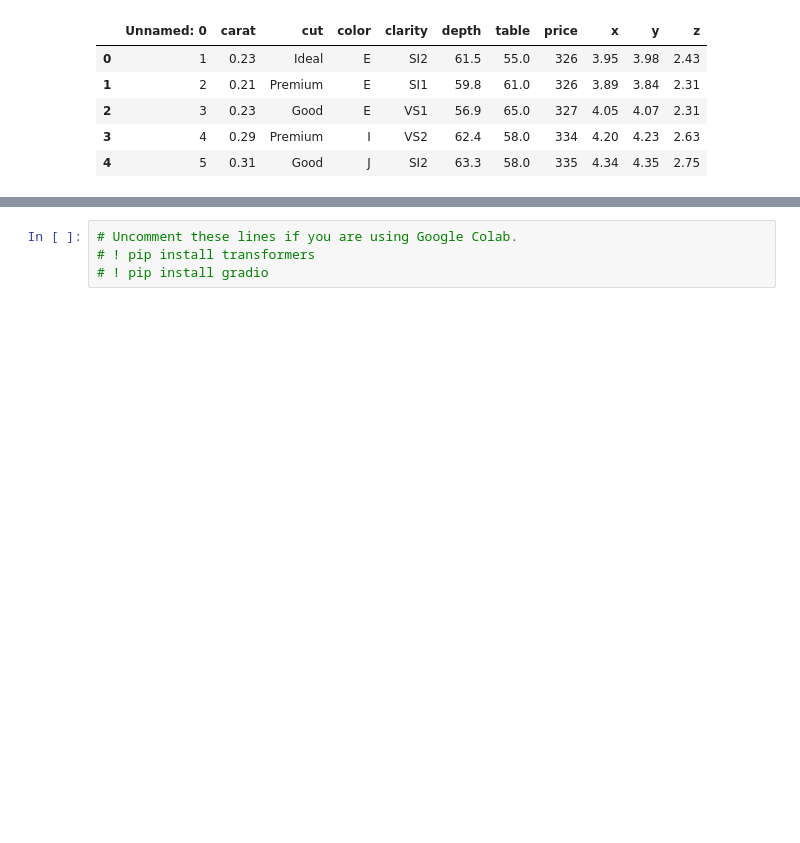
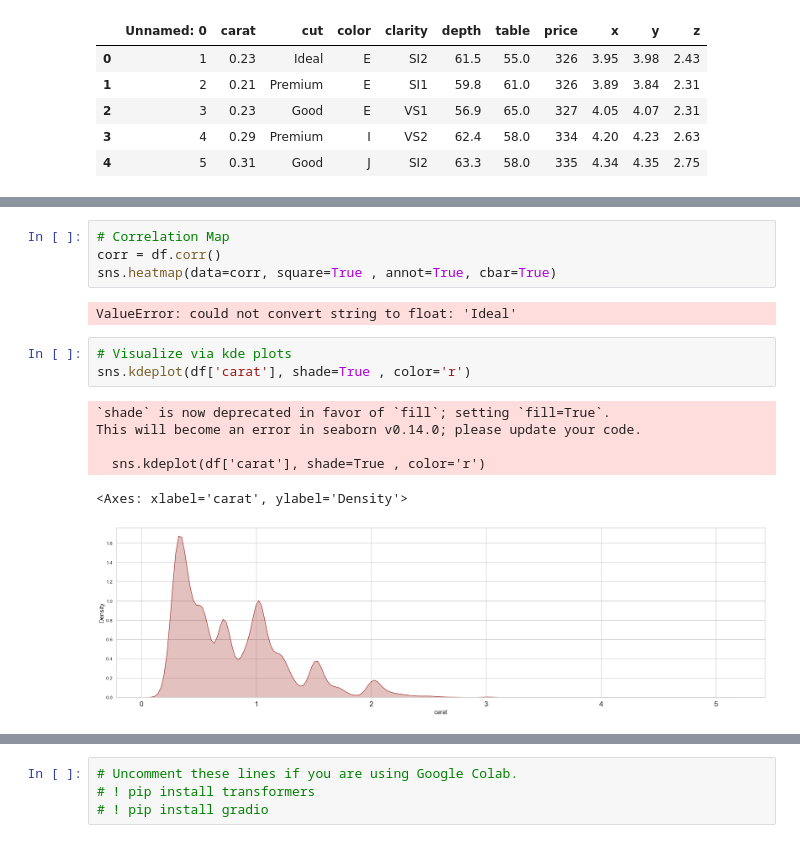
Before and after one commit to McKala1/Project-3, a Jupyter notebook: gradio_question_answer_textbox_solution.ipynb, the cells around one changed output, grey strips where cells are left out. Cells and saved outputs as stored; diff of their text form; blank space fills up the shorter version.

```diff
--- a/gradio_question_answer_textbox_solution.ipynb
+++ b/gradio_question_answer_textbox_solution.ipynb
@@ -106,0 +211,16 @@ Quantitative Features (Numerical) : Carat, Depth , Table , Price , X , Y, Z.
+# %%
+# Correlation Map
+corr = df.corr()
+sns.heatmap(data=corr, square=True , annot=True, cbar=True)
+# %% [output]
+ValueError: could not convert string to float: 'Ideal'
+# %%
+# Visualize via kde plots
+sns.kdeplot(df['carat'], shade=True , color='r')
+# %% [output]
+`shade` is now deprecated in favor of `fill`; setting `fill=True`.
+This will become an error in seaborn v0.14.0; please update your code.
+
+  sns.kdeplot(df['carat'], shade=True , color='r')
+<Axes: xlabel='carat', ylabel='Density'>
+[figure, added]
```
Also changed, not shown: parts of 44 cells of this notebook.
